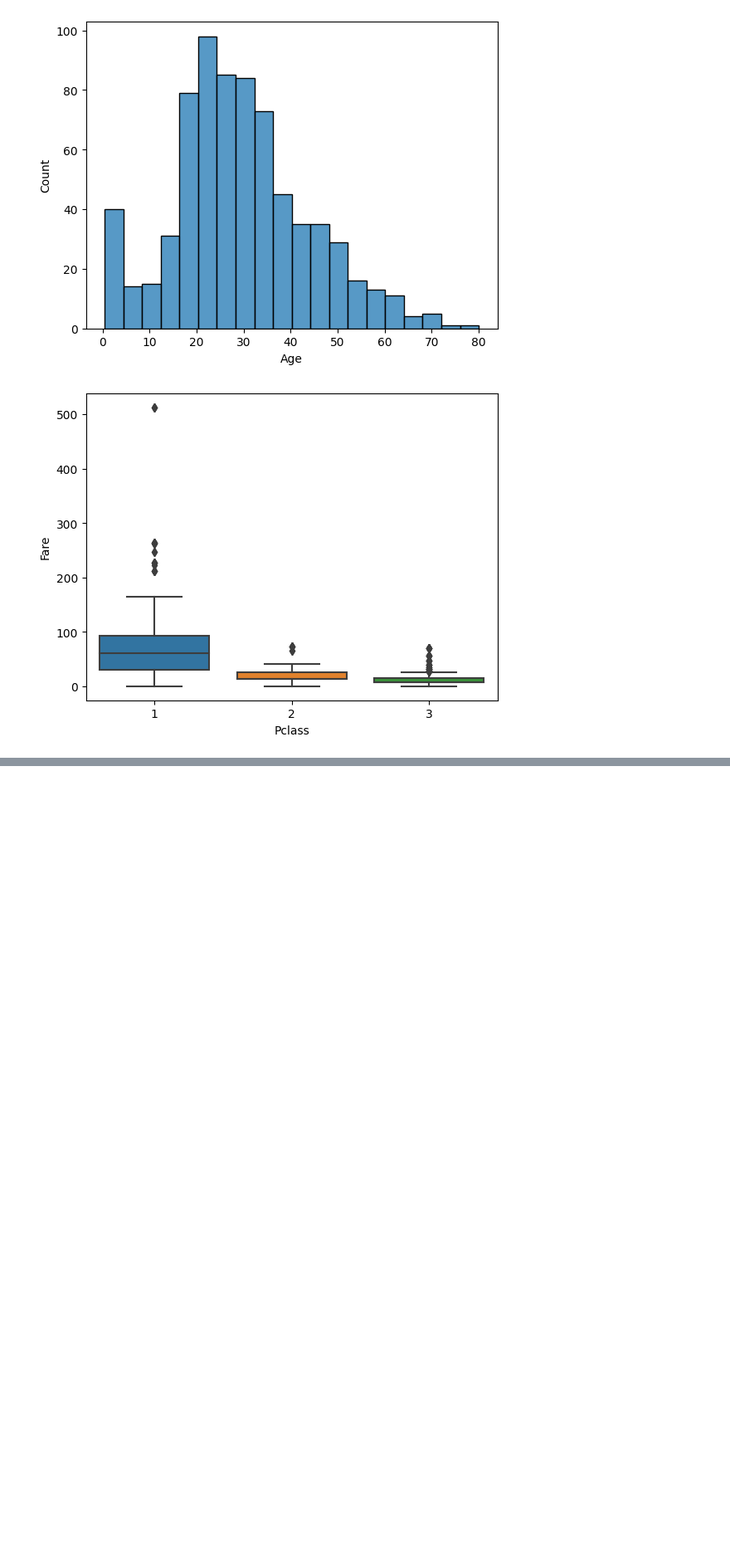
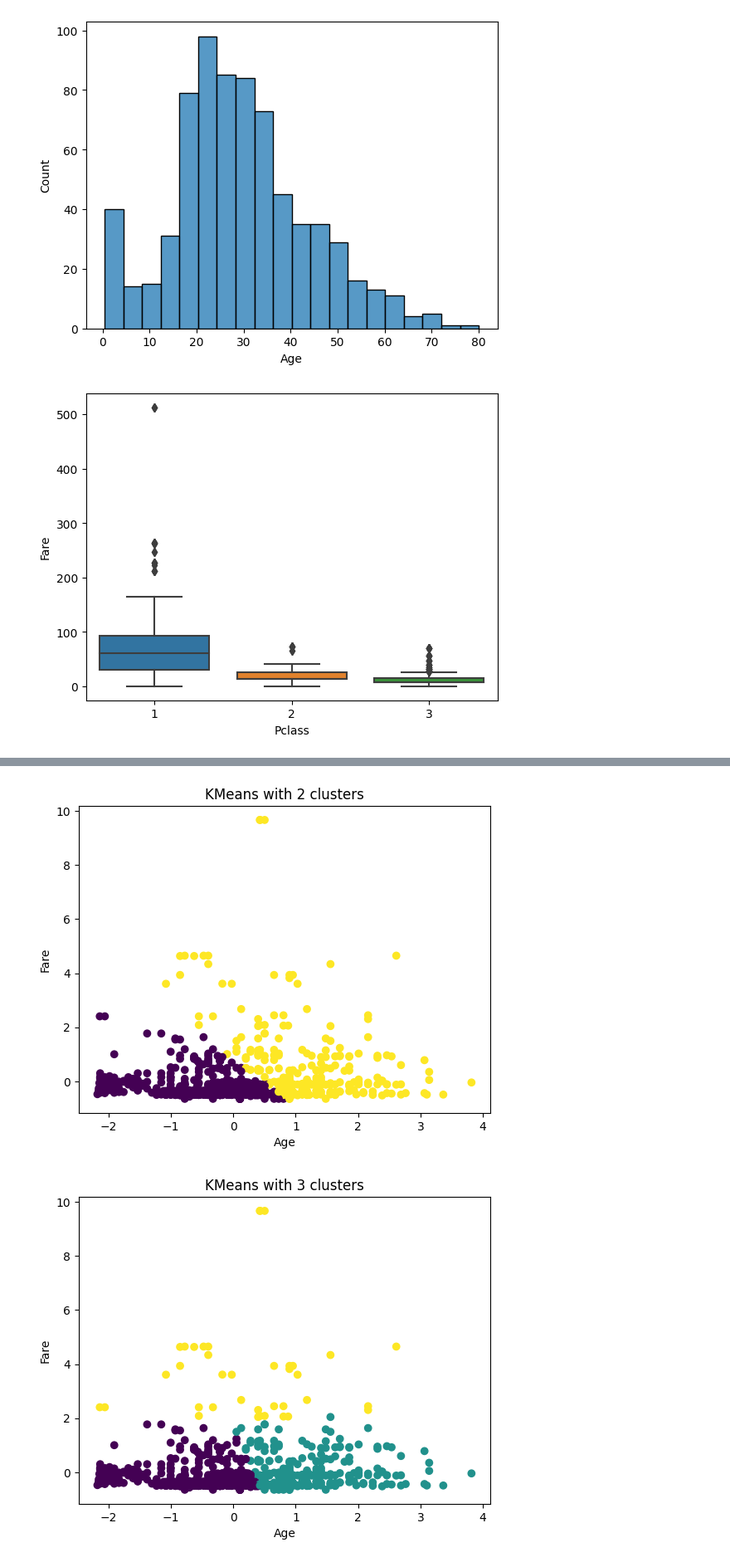
Before and after one commit to Kenobichek/Machine-Learning-Course, a Jupyter notebook: lab3/lab3.ipynb, the cells around one changed output, grey strips where cells are left out. Shown at 83% size. Drawn from its saved outputs; the diff is of its cells as text; code cells hidden in the pictures; blank space fills up the shorter version.

Commit message:
Added data clustering and inference

```diff
--- a/lab3/lab3.ipynb
+++ b/lab3/lab3.ipynb
@@ -78,0 +139,32 @@ plt.show()
+# %%
+from sklearn.cluster import KMeans
+from sklearn.preprocessing import StandardScaler
+
+# Function to perform clustering and visualization of results
+def cluster_and_plot(X, n_clusters, algorithm):
+    # Data Scaling
+    scaler = StandardScaler()
+    X_scaled = scaler.fit_transform(X)
+
+    # Data clustering
+    clusterer = algorithm(n_clusters=n_clusters, random_state=42)
+    clusters = clusterer.fit_predict(X_scaled)
+
+    # Visualization of results
+    plt.scatter(X_scaled[:, 0], X_scaled[:, 1], c=clusters, cmap="viridis")
+    plt.title(f"{algorithm.__name__} with {n_clusters} clusters")
+
+    plt.xlabel(X.columns[0])
+    plt.ylabel(X.columns[1])
+    plt.show()
+# %%
+# Clustering using "Age" and "Fare" columns
+
+X1 = data_train[["Age", "Fare"]]
+cluster_and_plot(X1, 2, KMeans)
+cluster_and_plot(X1, 3, KMeans)
+cluster_and_plot(X1, 4, KMeans)
+cluster_and_plot(X1, 5, KMeans)
+# %% [output]
+[figure, added]
+[figure, added]
```
Also changed, not shown: parts of 11 cells of this notebook.
